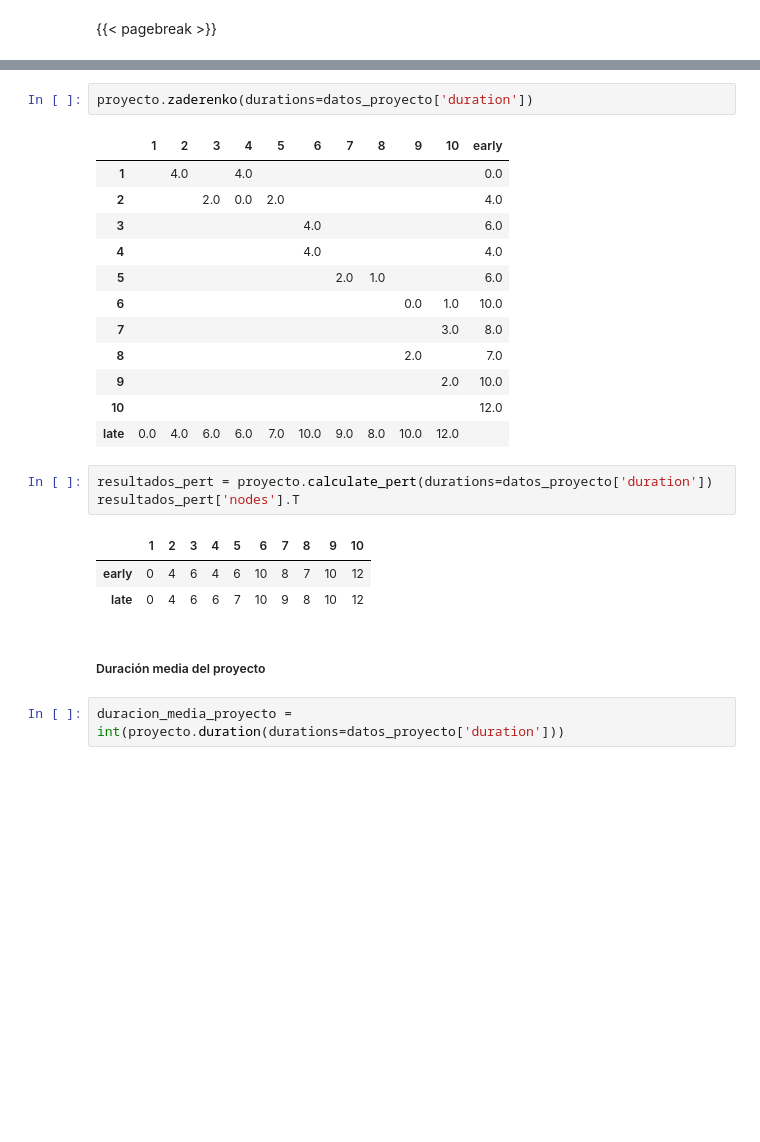
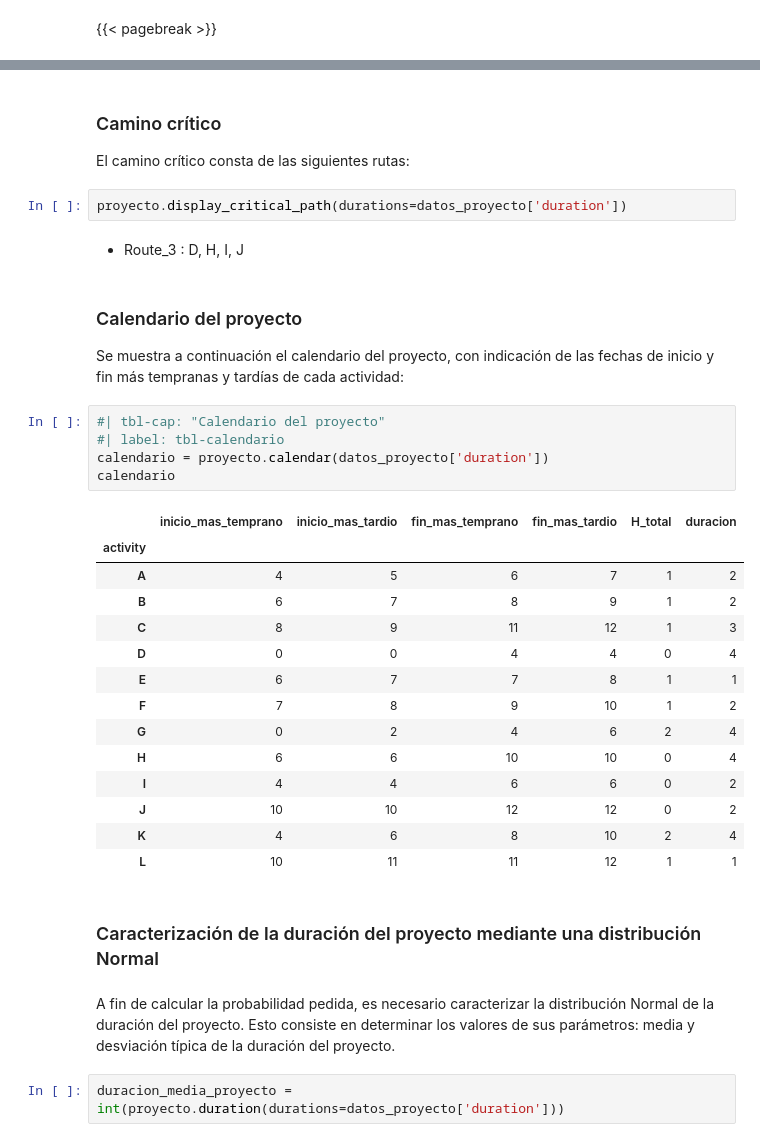
Before and after one commit to mcasl/pmULE, a Jupyter notebook: notebooks/Ejercicio_25.ipynb, the cells around one changed output, grey strips where cells are left out. Drawn from its saved outputs; the diff is of its cells as text; blank space fills up the shorter version.

```diff
--- a/notebooks/Ejercicio_25.ipynb
+++ b/notebooks/Ejercicio_25.ipynb
@@ -148,27 +205,38 @@ proyecto.pert()
+# %% [markdown]
+### Camino crítico
+
+El camino crítico consta de las siguientes rutas:
 # %%
-proyecto.zaderenko(durations=datos_proyecto['duration'])
+proyecto.display_critical_path(durations=datos_proyecto['duration'])
 # %% [output]
-|  | 1 | 2 | 3 | 4 | 5 | 6 | 7 | 8 | 9 | 10 | early |
-| 1 |  | 4.0 |  | 4.0 |  |  |  |  |  |  | 0.0 |
-| 2 |  |  | 2.0 | 0.0 | 2.0 |  |  |  |  |  | 4.0 |
-| 3 |  |  |  |  |  | 4.0 |  |  |  |  | 6.0 |
-| 4 |  |  |  |  |  | 4.0 |  |  |  |  | 4.0 |
-| 5 |  |  |  |  |  |  | 2.0 | 1.0 |  |  | 6.0 |
-| 6 |  |  |  |  |  |  |  |  | 0.0 | 1.0 | 10.0 |
-| 7 |  |  |  |  |  |  |  |  |  | 3.0 | 8.0 |
-| 8 |  |  |  |  |  |  |  |  | 2.0 |  | 7.0 |
-| 9 |  |  |  |  |  |  |  |  |  | 2.0 | 10.0 |
-| 10 |  |  |  |  |  |  |  |  |  |  | 12.0 |
-| late | 0.0 | 4.0 | 6.0 | 6.0 | 7.0 | 10.0 | 9.0 | 8.0 | 10.0 | 12.0 |  |
+- Route_3 :	D, H, I, J <br>
-# %%
-resultados_pert = proyecto.calculate_pert(durations=datos_proyecto['duration'])
-resultados_pert['nodes'].T
-# %% [output]
-|  | 1 | 2 | 3 | 4 | 5 | 6 | 7 | 8 | 9 | 10 |
-| early | 0 | 4 | 6 | 4 | 6 | 10 | 8 | 7 | 10 | 12 |
-| late | 0 | 4 | 6 | 6 | 7 | 10 | 9 | 8 | 10 | 12 |
-# %% [markdown]
-##### Duración media del proyecto
+# %% [markdown]
+### Calendario del proyecto
+Se muestra a continuación el calendario del proyecto, con indicación de las fechas de inicio y fin más tempranas y tardías de cada actividad:
+# %%
+#| tbl-cap: "Calendario del proyecto"
+#| label: tbl-calendario
+calendario = proyecto.calendar(datos_proyecto['duration'])
+calendario
+# %% [output]
+|  | inicio_mas_temprano | inicio_mas_tardio | fin_mas_temprano | fin_mas_tardio | H_total | duracion |
+| activity |  |  |  |  |  |  |
+| A | 4 | 5 | 6 | 7 | 1 | 2 |
+| B | 6 | 7 | 8 | 9 | 1 | 2 |
+| C | 8 | 9 | 11 | 12 | 1 | 3 |
+| D | 0 | 0 | 4 | 4 | 0 | 4 |
+| E | 6 | 7 | 7 | 8 | 1 | 1 |
+| F | 7 | 8 | 9 | 10 | 1 | 2 |
+| G | 0 | 2 | 4 | 6 | 2 | 4 |
+| H | 6 | 6 | 10 | 10 | 0 | 4 |
+| I | 4 | 4 | 6 | 6 | 0 | 2 |
+| J | 10 | 10 | 12 | 12 | 0 | 2 |
+| K | 4 | 6 | 8 | 10 | 2 | 4 |
+| L | 10 | 11 | 11 | 12 | 1 | 1 |
+# %% [markdown]
+### Caracterización de la duración del proyecto mediante una distribución Normal
+# %% [markdown]
+A fin de calcular la probabilidad pedida, es necesario caracterizar la distribución Normal de la duración del proyecto. Esto consiste en determinar los valores de sus parámetros: media y desviación típica de la duración del proyecto.
 # %%
 duracion_media_proyecto = int(proyecto.duration(durations=datos_proyecto['duration']))
 # %%
```
Also changed, not shown: parts of 51 cells of this notebook, 3 other files.
